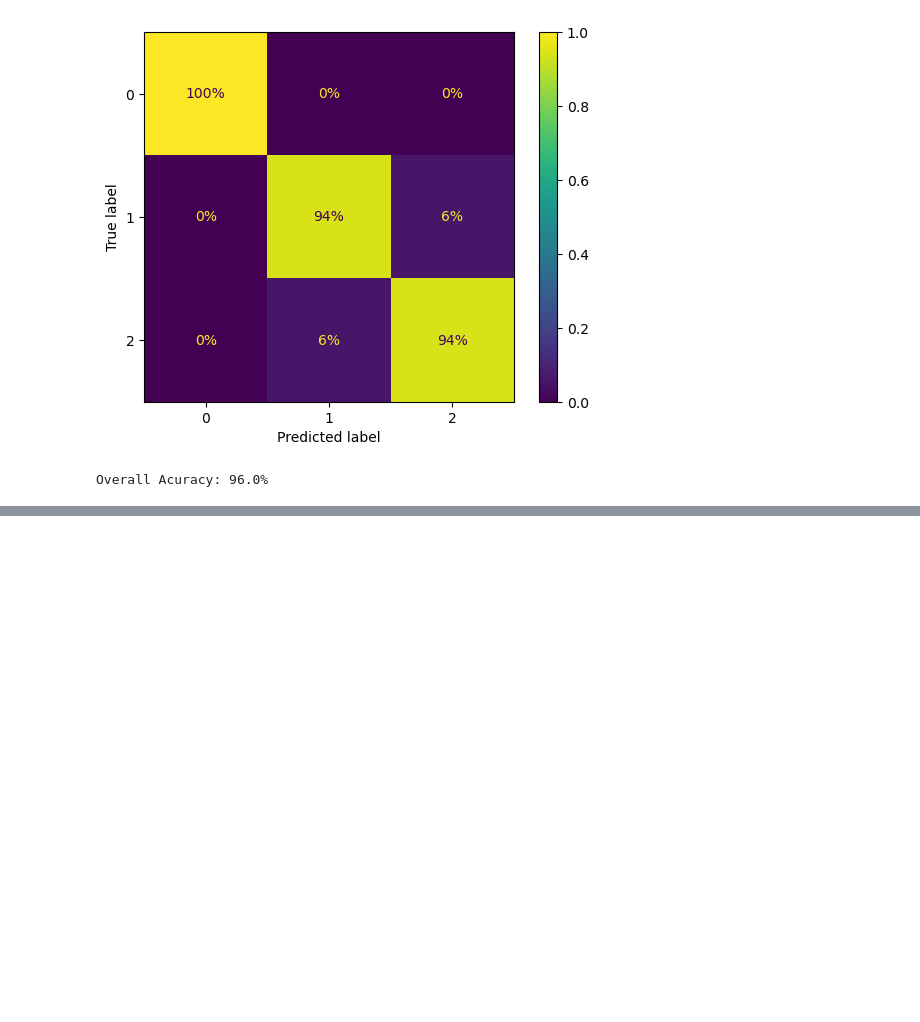
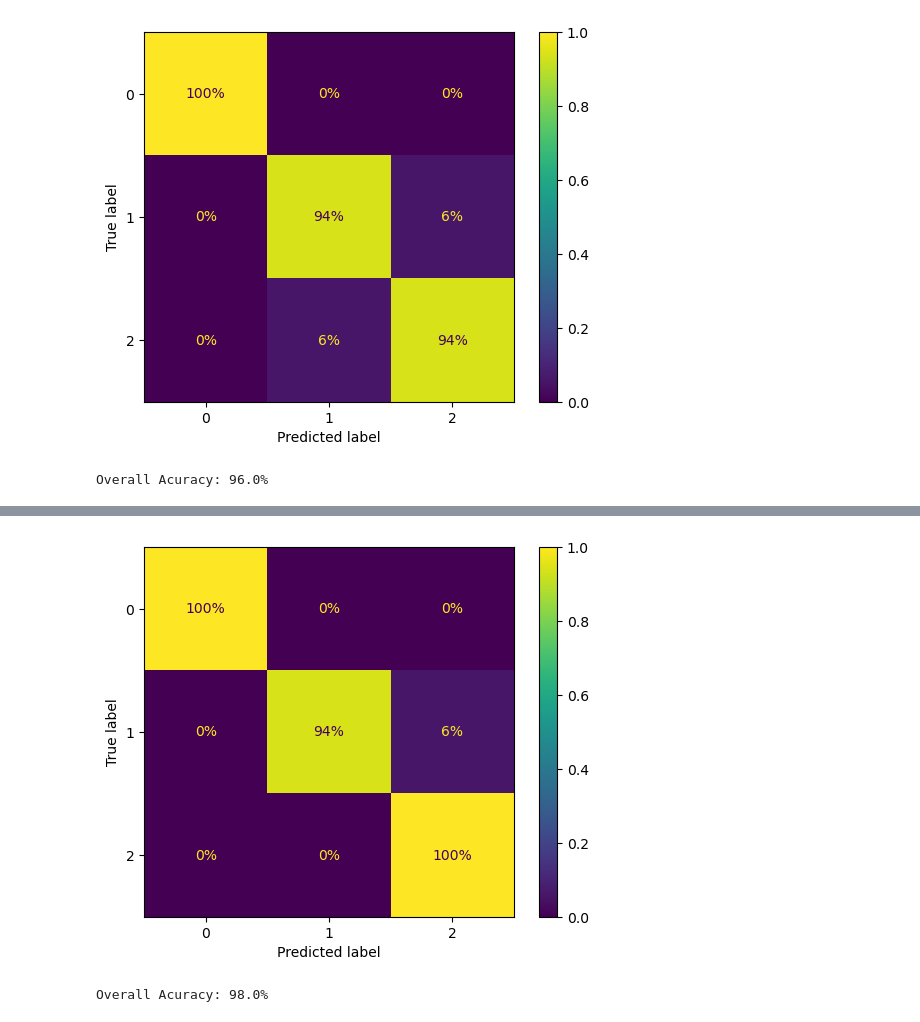
Before and after one commit to m-mhe/ml_practice, a Jupyter notebook: dicision_tree/main.ipynb, the cells around one changed output, grey strips where cells are left out. Drawn from its saved outputs; the diff is of its cells as text; code cells hidden in the pictures; blank space fills up the shorter version.

Commit message:
Decission Tree Added

```diff
--- a/dicision_tree/main.ipynb
+++ b/dicision_tree/main.ipynb
@@ -159,3 +161,6 @@ export_graphviz(finalModel, out_file="iris_decision_tree.dot", rounded=True, fil
 Source.from_file("iris_decision_tree.dot")
 # %% [output]
 [drawing not drawn]
+# %%
+XMinumulIris = data.data[["petal length (cm)", "petal width (cm)"]].values
+XMinumulIris, y
@@ -161,0 +185,19 @@ Source.from_file("iris_decision_tree.dot")
+# %%
+preprocessPipeline = Pipeline([
+    ("Scale", StandardScaler()),
+    ("Optimeze_Axis_Orientation", PCA())
+])
+
+processedIris = preprocessPipeline.fit_transform(XMinumulIris)
+
+decissionTreeModel = DecisionTreeClassifier()
+
+pramDist = {
+    "max_depth": np.arange(3, 6, 1),
+    "min_samples_split": np.arange(2, 11, 1),
+    "min_samples_leaf": np.arange(1, 6, 1)
+}
+
+randomSearch = RandomizedSearchCV(estimator=decissionTreeModel, random_state=42, param_distributions=pramDist, cv=50, scoring="accuracy", n_jobs=9, n_iter=140, verbose=3, refit=True)
+# %%
+randomSearch.fit(processedIris, y)
@@ -161,0 +246,9 @@ Source.from_file("iris_decision_tree.dot")
+# %%
+finalFinalModel = randomSearch.best_estimator_
+yPredictionsTwo = cross_val_predict(finalFinalModel, processedIris, y, cv=50)
+ConfusionMatrixDisplay.from_predictions(y, yPredictionsTwo, normalize="true", values_format=".0%")
+plt.show()
+print(f"Overall Acuracy: {round(accuracy_score(y, yPredictionsTwo)*100, 3)}%")
+# %% [output]
+[figure, added]
+Overall Acuracy: 98.0%
```
Also changed, not shown: parts of 8 cells of this notebook, 2 other files.
